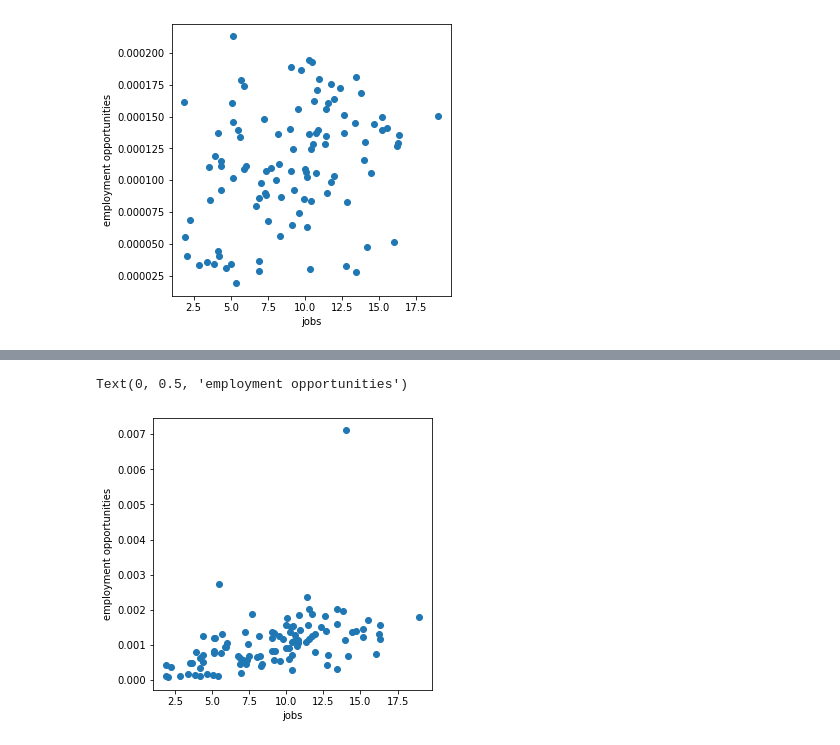
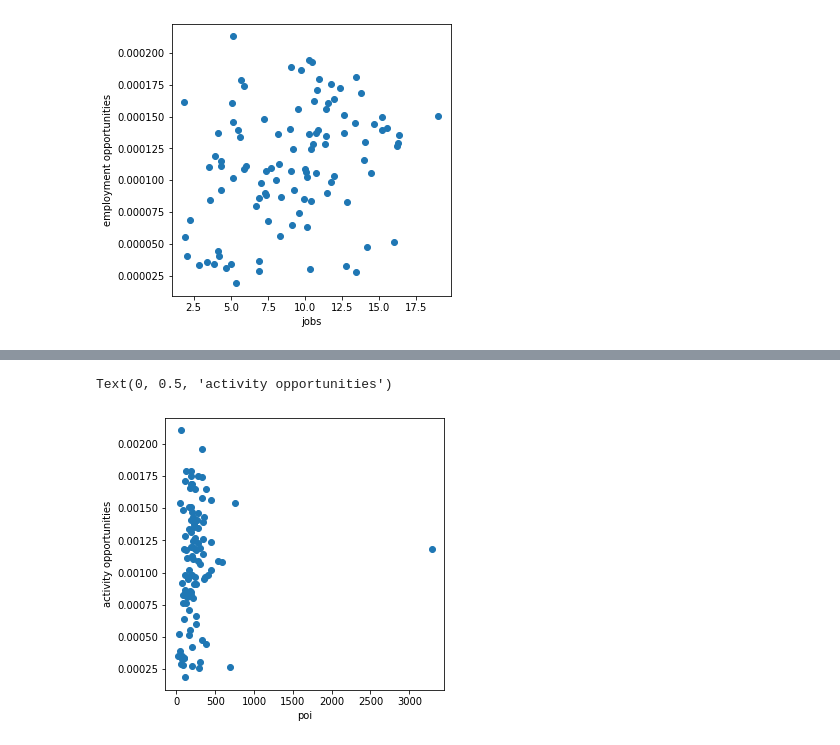
Before and after one commit to cjsyzwsh/South_Australia_Transport_Econ, a Jupyter notebook: notebooks/jason/5_economic_opportunity_metrics.ipynb, the cells around one changed output, grey strips where cells are left out. Drawn from its saved outputs; the diff is of its cells as text; code cells hidden in the pictures.

```diff
--- a/notebooks/jason/5_economic_opportunity_metrics.ipynb
+++ b/notebooks/jason/5_economic_opportunity_metrics.ipynb
@@ -118,11 +136,11 @@ metric_list = []
 for origin_idx in node_degree_df.SA2_MAIN16:
     edge_df_specific_origin = edge_degree_df_no_self_loops.loc[edge_degree_df_no_self_loops['origin']==origin_idx, :]
     # formula for econ opportunities
-    metric=np.sum(edge_df_specific_origin['poi_count_x']**attraction_parameter / edge_df_specific_origin['od_duration_value']**np.abs(time_parameter))
+    metric=np.sum(edge_df_specific_origin['poi_count_y']**attraction_parameter / edge_df_specific_origin['od_duration_value']**np.abs(time_parameter))
     metric_list.append(metric)
 
-metric_df = pd.DataFrame({"sa2":node_degree_df.SA2_MAIN16, "econ_metric_employment_opportunity":metric_list})
-node_df_visual = node_df.merge(metric_df, left_on='SA2_MAIN16', right_on='sa2')
+metric_df = pd.DataFrame({"sa2":node_degree_df.SA2_MAIN16, "econ_activity_opportunity":metric_list})
+node_degree_df_visual = node_degree_df.merge(metric_df, left_on='SA2_MAIN16', right_on='sa2')
 # %%
 #
 fig, ax = plt.subplots(figsize = (10,10))
@@ -135,12 +153,14 @@ ax.set_axis_off()
 # %%
-# econ opportunity vs. employment
+# econ opportunity vs. pois
 plt.figure(figsize=(5,5))
-plt.scatter(node_df_visual.num_jobs_000_persons, node_df_visual.econ_metric_employment_opportunity)
-plt.xlabel('jobs')
-plt.ylabel('employment opportunities')
+plt.scatter(node_degree_df_visual.poi_count, node_degree_df_visual.econ_activity_opportunity)
+plt.xlabel('poi')
+plt.ylabel('activity opportunities')
+
+#sw: the outlier is the center Adelaide area
 # %% [output]
-Text(0, 0.5, 'employment opportunities')
+Text(0, 0.5, 'activity opportunities')
-[figure, old version]
+[figure, new version]
 # %%
 # compute the metric
 metric_list = []
```
Also changed, not shown: parts of 4 cells of this notebook, 1 other file.
